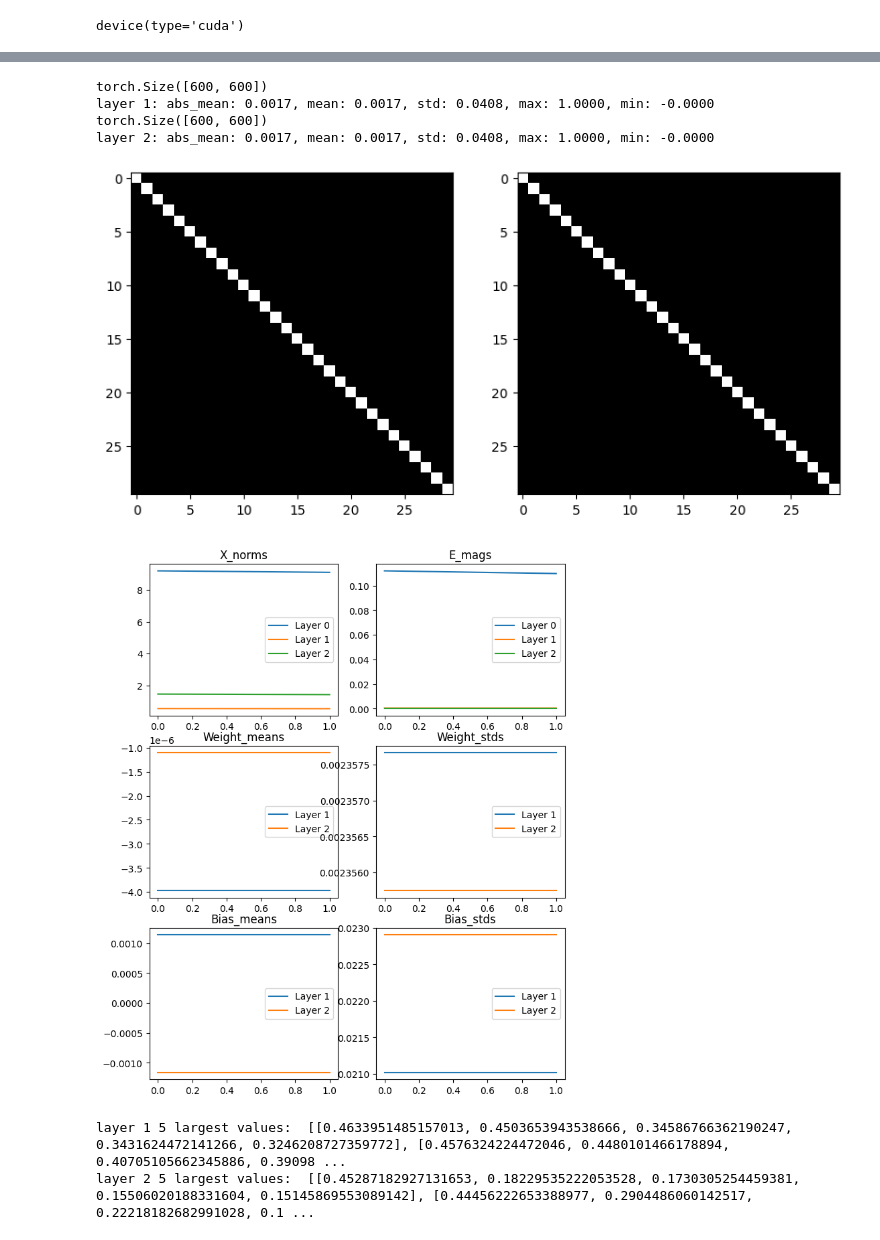
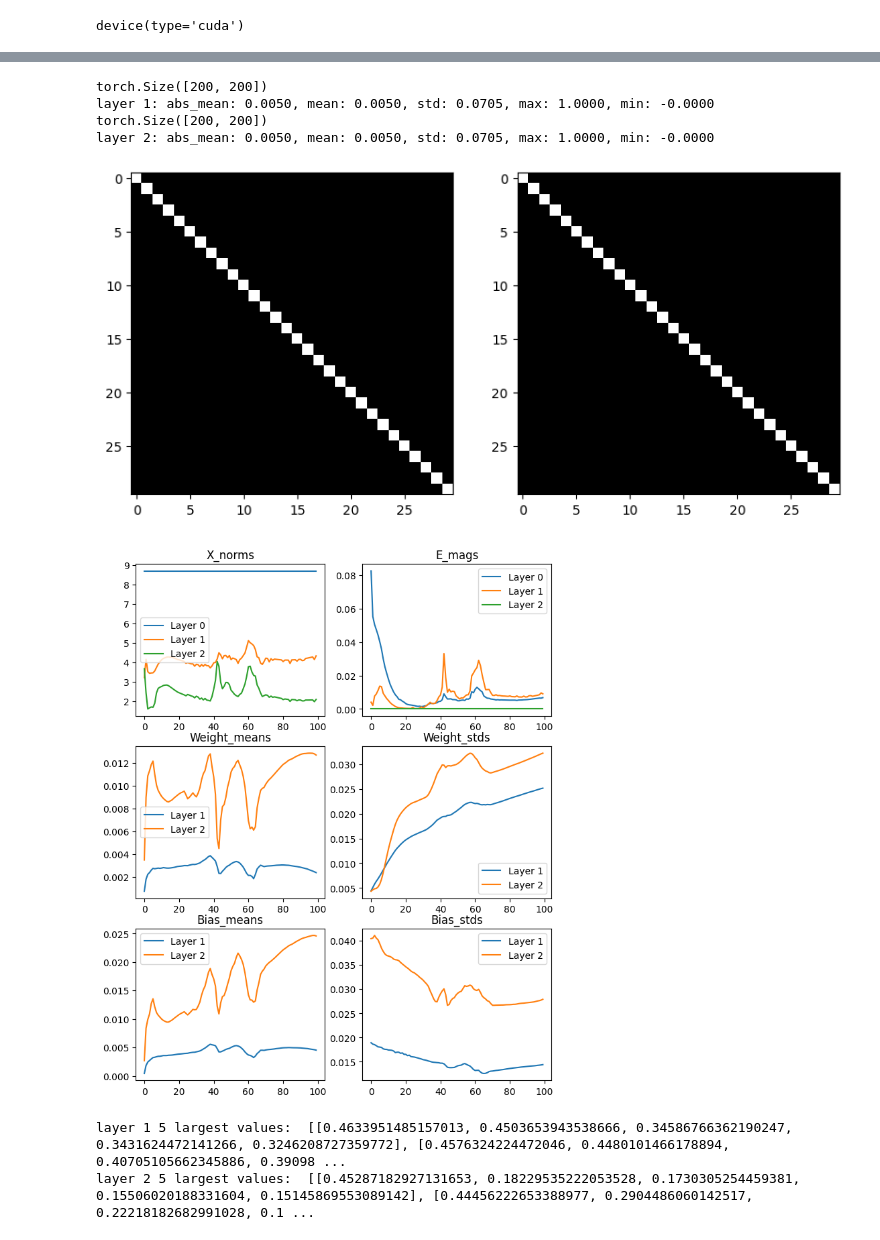
Before and after one commit to joeagriffith/pclib, a Jupyter notebook: examples/mnist/mnist_fc_ss_li.ipynb, the cells around one changed output, grey strips where cells are left out. Saved outputs shown, nothing was run; the diff lists cells and outputs as text; code cells hidden in the pictures.

```diff
--- a/examples/mnist/mnist_fc_ss_li.ipynb
+++ b/examples/mnist/mnist_fc_ss_li.ipynb
@@ -53,7 +51,7 @@ class ThresholdTransform(object):
 
 train_transform = transforms.Compose([
     transforms.ToTensor(),
-    transforms.RandomAffine(degrees=10, translate=(0.1, 0.1), scale=(0.9, 1.1)),
+    # transforms.RandomAffine(degrees=10, translate=(0.1, 0.1), scale=(0.9, 1.1)),
     # ThresholdTransform(0.8),
     # transforms.Normalize((0.1307,), (0.3081,)),
 ])
@@ -69,16 +67,17 @@ val_transform = transforms.Compose([
 ])
 
 dataset = datasets.MNIST('../Datasets/', train=True, download=False, transform=transforms.ToTensor())
-# # shorten dataset
-# length = 1000
-# dataset = torch.utils.data.Subset(dataset, range(length))
+# shorten dataset
+length = 10
+dataset = torch.utils.data.Subset(dataset, range(length))
+train_dataset = PreloadedDataset.from_dataset(dataset, train_transform, device)
 
-VAL_RATIO = 0.2
-val_len = int(len(dataset) * VAL_RATIO)
-train_len = len(dataset) - val_len
-train_dataset, val_dataset = torch.utils.data.random_split(dataset, [train_len, val_len])
-train_dataset = PreloadedDataset.from_dataset(train_dataset, train_transform, device)
-val_dataset = PreloadedDataset.from_dataset(val_dataset, val_transform, device)
+# VAL_RATIO = 0.2
+# val_len = int(len(dataset) * VAL_RATIO)
+# train_len = len(dataset) - val_len
+# train_dataset, val_dataset = torch.utils.data.random_split(dataset, [train_len, val_len])
+# train_dataset = PreloadedDataset.from_dataset(train_dataset, train_transform, device)
+# val_dataset = PreloadedDataset.from_dataset(val_dataset, val_transform, device)
 INPUT_SHAPE = 784
 NUM_CLASSES = 10
 # %%
@@ -104,7 +103,7 @@ torch.manual_seed(seed)
 model = FCClassifierSSLI(
     in_features=INPUT_SHAPE,
     num_classes=NUM_CLASSES,
-    hidden_sizes=[600, 600],
+    hidden_sizes=[200, 200],
     bias=True,
     symmetric=True,
     precision_weighted=False,
@@ -159,49 +158,49 @@ for i, layer in enumerate(model.layers):
 
 plt.show()
 # %% [output]
-torch.Size([600, 600])
-layer 1: abs_mean: 0.0017, mean: 0.0017, std: 0.0408, max: 1.0000, min: -0.0000
-torch.Size([600, 600])
-layer 2: abs_mean: 0.0017, mean: 0.0017, std: 0.0408, max: 1.0000, min: -0.0000
+torch.Size([200, 200])
+layer 1: abs_mean: 0.0050, mean: 0.0050, std: 0.0705, max: 1.0000, min: -0.0000
+torch.Size([200, 200])
+layer 2: abs_mean: 0.0050, mean: 0.0050, std: 0.0705, max: 1.0000, min: -0.0000
 [figure]
 # %%
 # Train Loop
-NUM_EPOCHS = 1
-BATCH_SIZE = 1000
+NUM_EPOCHS = 70
+BATCH_SIZE = 1
+
+val_dataset = None
 
 step, stats = train(
     model,
     train_dataset,
     val_dataset,
     NUM_EPOCHS,
     lr=0.001,
     c_lr=0.0,
     batch_size=BATCH_SIZE,
     reg_coeff=1.0,
     step=step,
     stats=stats,
     optim='AdamW',
-    # grad_mode='manual',
 )
-LEARNING_RATE = 0.0
-NUM_EPOCHS = 1
+NUM_EPOCHS = 30
 step, stats = train(
     model,
     train_dataset,
     val_dataset,
     NUM_EPOCHS,
-    lr=0.0,
+    lr=0.0001,
     c_lr=0.01,
     batch_size=BATCH_SIZE,
     reg_coeff=0.02,
     step=step,
     stats=stats,
     optim='AdamW',
 )
 
 plot_stats(stats, model)
 # %% [output]
-[figure, old version]
+[figure, new version]
 # %%
 # Check Winner takes all
 # is there an SDR?
```
Also changed, not shown: parts of 6 cells of this notebook, 15 other files.
